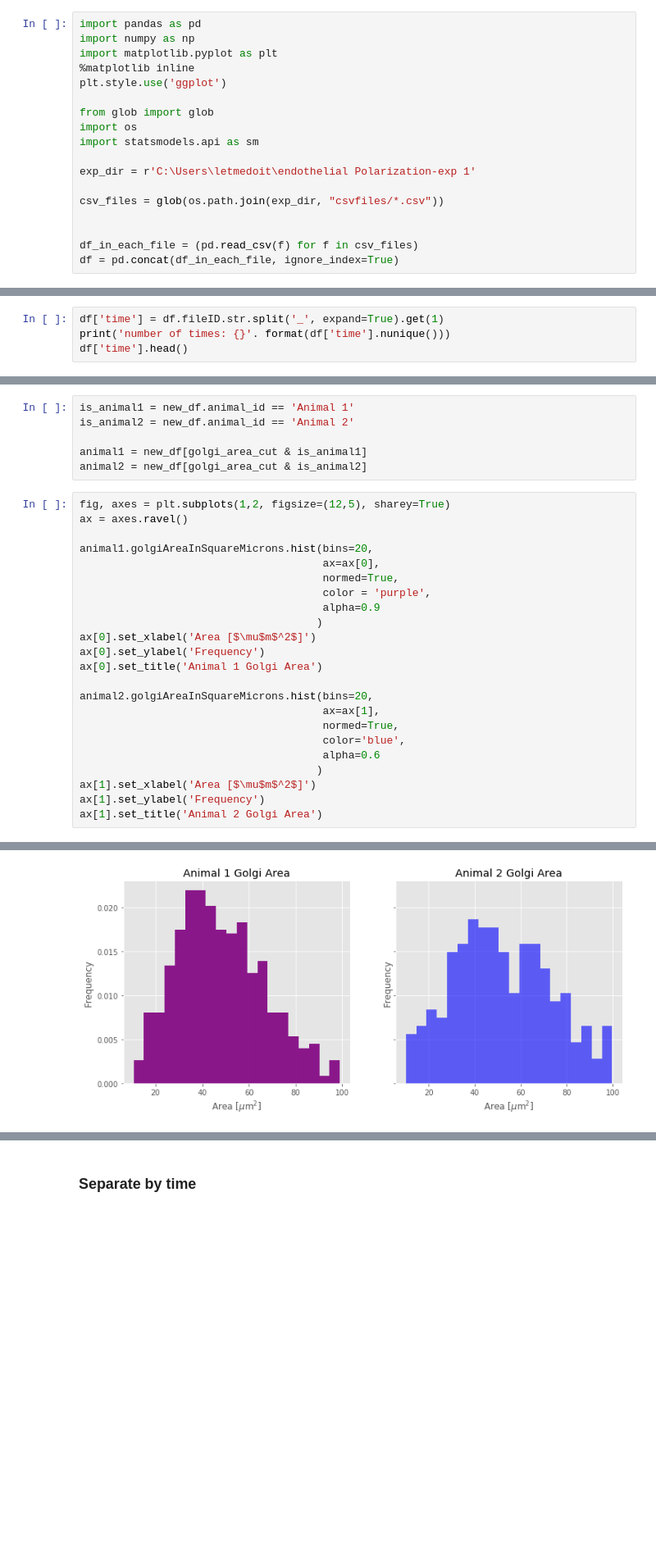
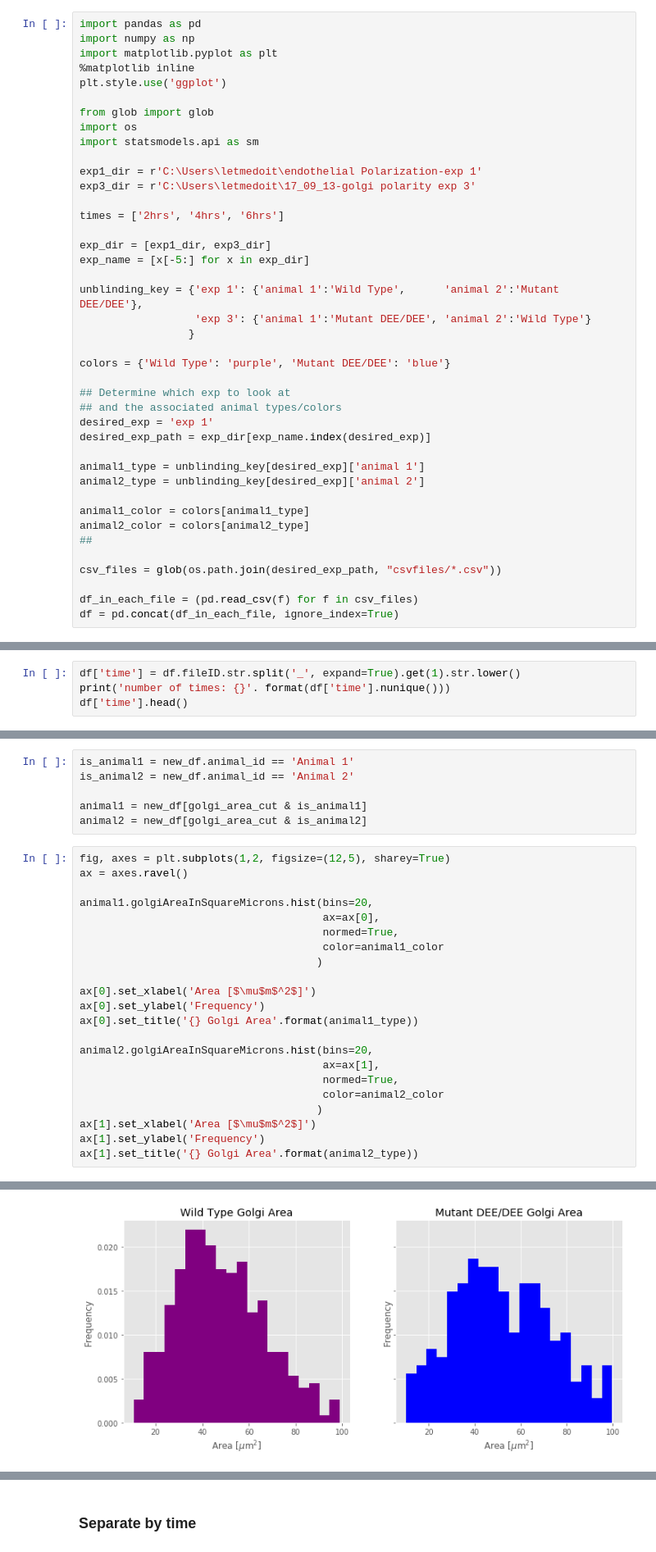
Before and after one commit to WillGiang/golgi-polarization, a Jupyter notebook: GolgiPolarizationAnalysis.ipynb, the cells around one changed output, grey strips where cells are left out. Shown at 82% size. Saved outputs shown, nothing was run; the diff lists cells and outputs as text; blank space fills up the shorter version.

```diff
--- a/GolgiPolarizationAnalysis.ipynb
+++ b/GolgiPolarizationAnalysis.ipynb
@@ -12,10 +12,33 @@ from glob import glob
 import os
 import statsmodels.api as sm
 
-exp_dir = r'C:\Users\letmedoit\endothelial Polarization-exp 1'
+exp1_dir = r'C:\Users\letmedoit\endothelial Polarization-exp 1'
+exp3_dir = r'C:\Users\letmedoit\17_09_13-golgi polarity exp 3'
 
-csv_files = glob(os.path.join(exp_dir, "csvfiles/*.csv"))
+times = ['2hrs', '4hrs', '6hrs']
 
+exp_dir = [exp1_dir, exp3_dir]
+exp_name = [x[-5:] for x in exp_dir]
+
+unblinding_key = {'exp 1': {'animal 1':'Wild Type',      'animal 2':'Mutant DEE/DEE'},
+                  'exp 3': {'animal 1':'Mutant DEE/DEE', 'animal 2':'Wild Type'}
+                 }
+
+colors = {'Wild Type': 'purple', 'Mutant DEE/DEE': 'blue'}
+
+## Determine which exp to look at
+## and the associated animal types/colors
+desired_exp = 'exp 1'
+desired_exp_path = exp_dir[exp_name.index(desired_exp)]
+
+animal1_type = unblinding_key[desired_exp]['animal 1']
+animal2_type = unblinding_key[desired_exp]['animal 2']
+
+animal1_color = colors[animal1_type]
+animal2_color = colors[animal2_type]
+##
+
+csv_files = glob(os.path.join(desired_exp_path, "csvfiles/*.csv"))
 
 df_in_each_file = (pd.read_csv(f) for f in csv_files)
 df = pd.concat(df_in_each_file, ignore_index=True)
@@ -83,7 +106,7 @@ Name: animal_id, dtype: object
 # %% [markdown]
 Same stuff with the timing info
 # %%
-df['time'] = df.fileID.str.split('_', expand=True).get(1)
+df['time'] = df.fileID.str.split('_', expand=True).get(1).str.lower()
 print('number of times: {}'. format(df['time'].nunique()))
 df['time'].head()
 # %% [output]
@@ -211,20 +217,19 @@ ax = axes.ravel()
 animal1.golgiAreaInSquareMicrons.hist(bins=20,
                                       ax=ax[0],
                                       normed=True,
-                                      color = 'purple',
-                                      alpha=0.9
+                                      color=animal1_color
                                      )
+
 ax[0].set_xlabel('Area [$\mu$m$^2$]')
 ax[0].set_ylabel('Frequency')
-ax[0].set_title('Animal 1 Golgi Area')
+ax[0].set_title('{} Golgi Area'.format(animal1_type))
 
 animal2.golgiAreaInSquareMicrons.hist(bins=20,
                                       ax=ax[1],
                                       normed=True,
-                                      color='blue',
-                                      alpha=0.6
+                                      color=animal2_color
                                      )
 ax[1].set_xlabel('Area [$\mu$m$^2$]')
 ax[1].set_ylabel('Frequency')
-ax[1].set_title('Animal 2 Golgi Area')
+ax[1].set_title('{} Golgi Area'.format(animal2_type))
 # %% [output]
@@ -232,2 +237,2 @@ Text(0.5,1,'Animal 2 Golgi Area')
-[figure, old version]
+[figure, new version]
 # %%
```
Also changed, not shown: parts of 10 cells of this notebook.
